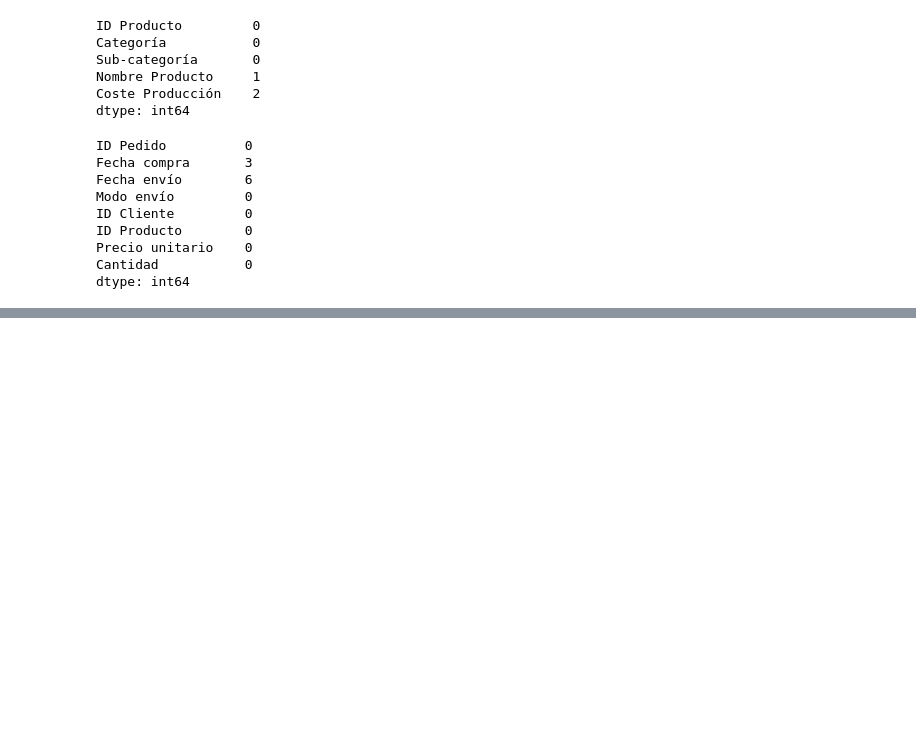
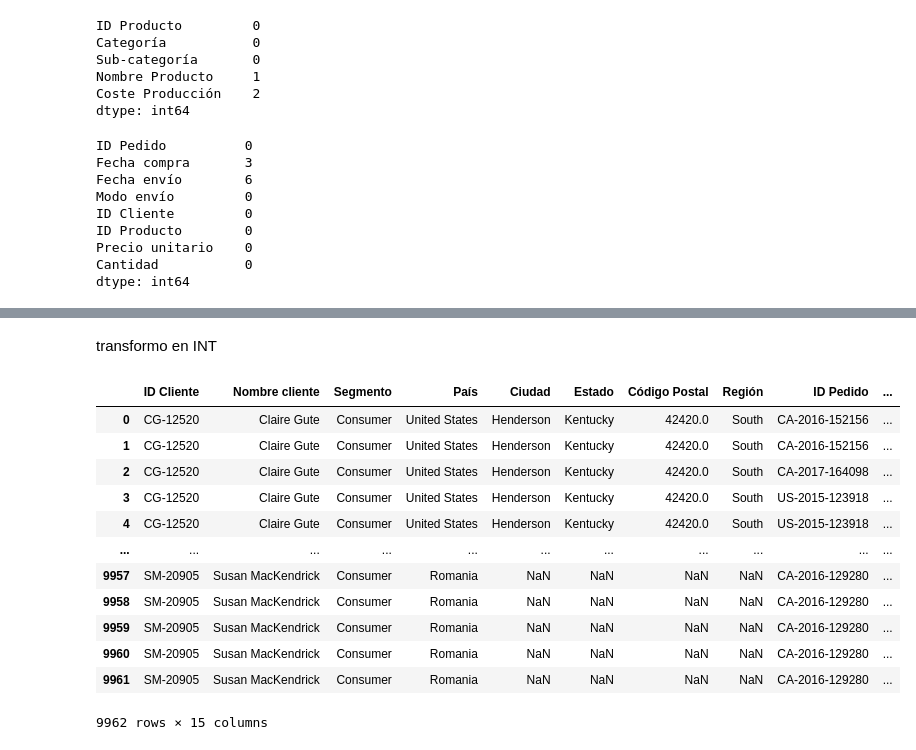
Before and after one commit to FedericoPerezCannizzaro/Practica-creo-Dataset, a Jupyter notebook: Creo - Dataset.ipynb, the cells around one changed output, grey strips where cells are left out. Saved outputs shown, nothing was run; the diff lists cells and outputs as text; code cells hidden in the pictures; blank space fills up the shorter version.

```diff
--- a/Creo - Dataset.ipynb
+++ b/Creo - Dataset.ipynb
@@ -92,0 +137,13 @@ transformo en int las columnas con valores numericos que deben ser cambiadas
+# %%
+fechas_resto = df_ventas["Fecha envío"] - df_ventas["Fecha compra"]
+fechas_resto = fechas_resto.dt.days
+medias_dias = fechas_resto.mean()
+# %%
+def Reemplazo_NA(x):
+    if pd.isna(x):
+        return df_ventas["Fecha compra"].iloc[0] + pd.to_timedelta(medias_dias,unit='D')
+    return x
+# %%
+df_ventas["Fecha envío"] = df_ventas["Fecha envío"].apply(Reemplazo_NA)
+
+print(df_ventas["Fecha envío"])
@@ -92,0 +163,5 @@ transformo en int las columnas con valores numericos que deben ser cambiadas
+# %% [markdown]
+transformo en INT
+# %%
+df_ventas["Precio unitario"] = df_ventas["Precio unitario"].str.replace(',','')
+df_ventas["Precio unitario"] = pd.to_numeric(df_ventas["Precio unitario"],errors = 'coerce')
@@ -92,0 +170,17 @@ transformo en int las columnas con valores numericos que deben ser cambiadas
+# %%
+m1 = df_clientes.merge(df_ventas, on="ID Cliente",how="inner")
+m1
+# %% [output]
+|  | ID Cliente | Nombre cliente | Segmento | País | Ciudad | Estado | Código Postal | Región | ID Pedido | ... |
+| 0 | CG-12520 | Claire Gute | Consumer | United States | Henderson | Kentucky | 42420.0 | South | CA-2016-152156 | ... |
+| 1 | CG-12520 | Claire Gute | Consumer | United States | Henderson | Kentucky | 42420.0 | South | CA-2016-152156 | ... |
+| 2 | CG-12520 | Claire Gute | Consumer | United States | Henderson | Kentucky | 42420.0 | South | CA-2017-164098 | ... |
+| 3 | CG-12520 | Claire Gute | Consumer | United States | Henderson | Kentucky | 42420.0 | South | US-2015-123918 | ... |
+| 4 | CG-12520 | Claire Gute | Consumer | United States | Henderson | Kentucky | 42420.0 | South | US-2015-123918 | ... |
+| ... | ... | ... | ... | ... | ... | ... | ... | ... | ... | ... |
+| 9957 | SM-20905 | Susan MacKendrick | Consumer | Romania | NaN | NaN | NaN | NaN | CA-2016-129280 | ... |
+| 9958 | SM-20905 | Susan MacKendrick | Consumer | Romania | NaN | NaN | NaN | NaN | CA-2016-129280 | ... |
+| 9959 | SM-20905 | Susan MacKendrick | Consumer | Romania | NaN | NaN | NaN | NaN | CA-2016-129280 | ... |
+| 9960 | SM-20905 | Susan MacKendrick | Consumer | Romania | NaN | NaN | NaN | NaN | CA-2016-129280 | ... |
+| 9961 | SM-20905 | Susan MacKendrick | Consumer | Romania | NaN | NaN | NaN | NaN | CA-2016-129280 | ... |
+9962 rows × 15 columns
```
Also changed, not shown: parts of 20 cells of this notebook.
